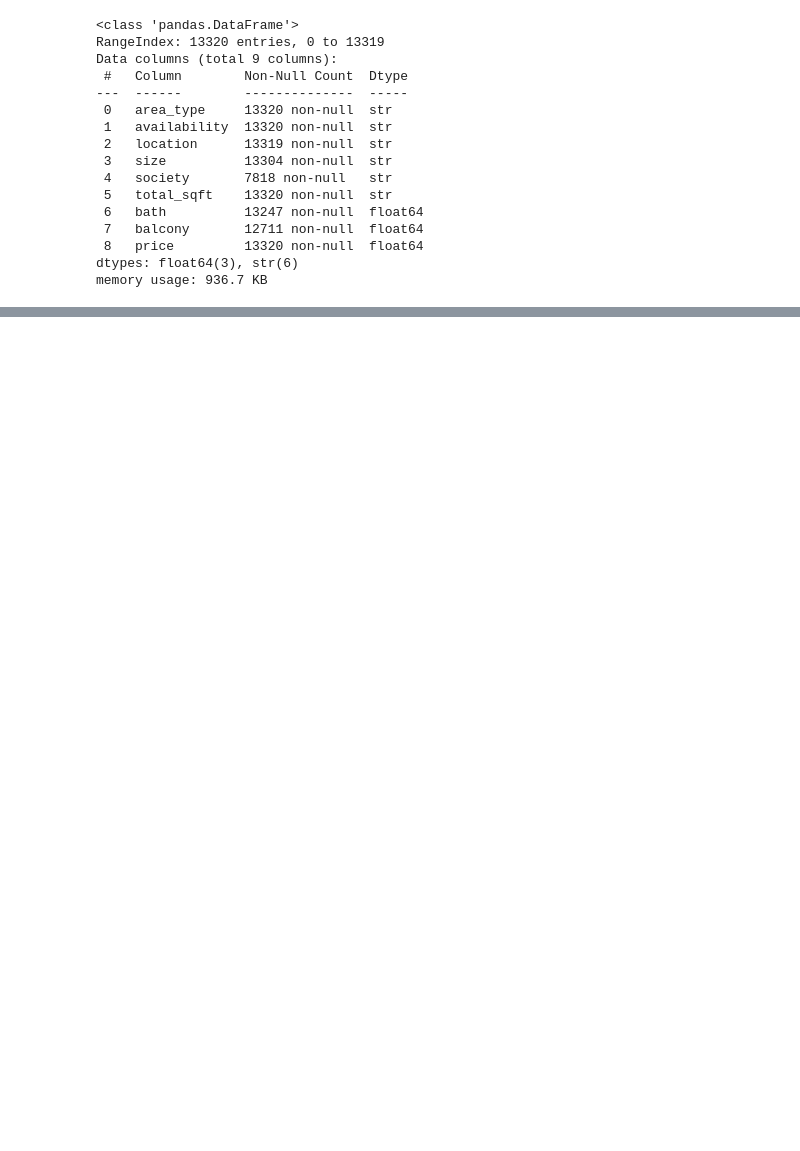
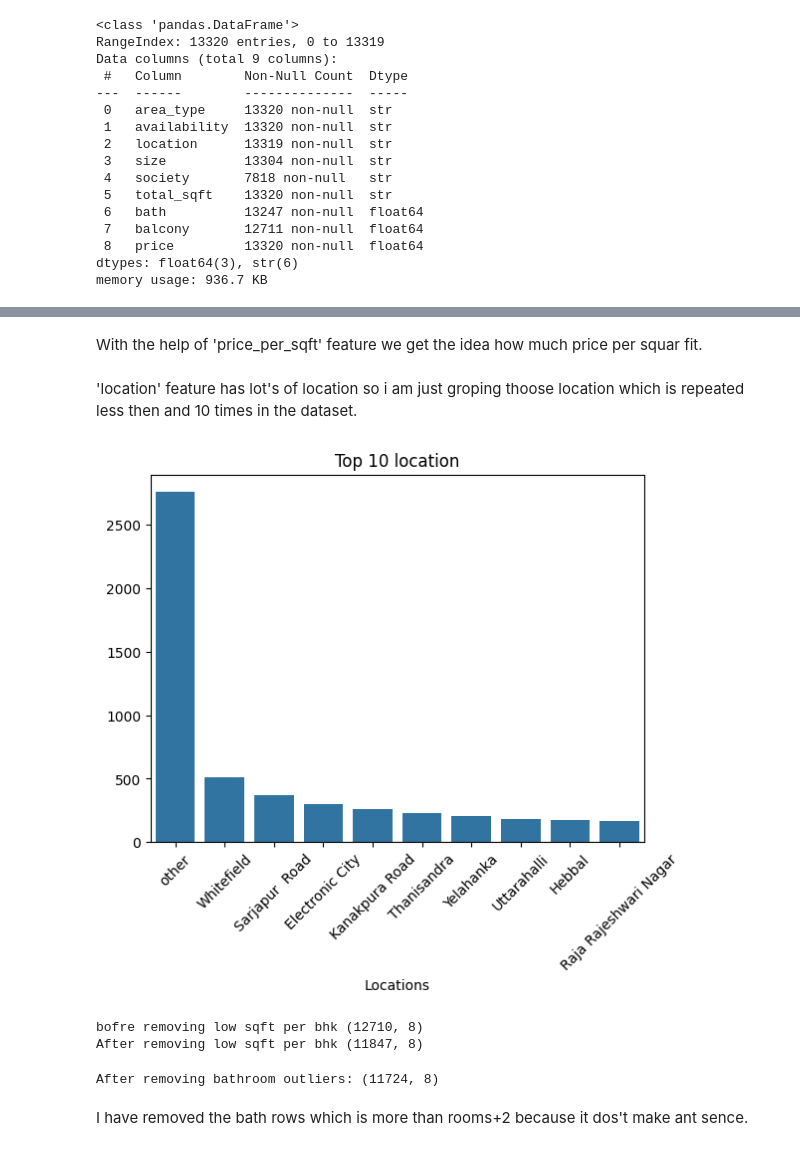
Before and after one commit to Mansharma8824/House-Price-Prediction, a Jupyter notebook: notebooks/House_data_cleaning.ipynb, the cells around one changed output, grey strips where cells are left out. Cells and saved outputs as stored; diff of their text form; code cells hidden in the pictures; blank space fills up the shorter version.

```diff
--- a/notebooks/House_data_cleaning.ipynb
+++ b/notebooks/House_data_cleaning.ipynb
@@ -306,2 +130,0 @@ plt.show()
-# %%
-df = df[df['sqft_per_room'] >= 200]
@@ -326,0 +133,51 @@ dtype: int64
+# %%
+def convert_str_num_sqft(total_sqft):
+    tokens = str(total_sqft).split('-')
+
+    if len(tokens) == 2:
+        return (float(tokens[0])+float(tokens[1]))/2
+
+    try:
+        return float(total_sqft)
+    except:
+        return None
+
+
+df['total_sqft'] = df['total_sqft'].apply(convert_str_num_sqft)
+# %%
+# create the new feature called price_per_sqft
+df['price_per_sqft'] = (df['price']* 1000000)/df['total_sqft']
+# %% [markdown]
+With the help of 'price_per_sqft' feature we get the idea how much price per squar fit.
+# %%
+count_location = df['location'].value_counts()
+rare_location = count_location[count_location <= 10].index
+df['location'] = df['location'].apply(lambda x: 'other' if x in rare_location else x)
+# %% [markdown]
+'location' feature has lot's of location so i am just groping thoose location which is repeated less then and 10 times in the dataset.
+# %%
+top_10_location = df['location'].value_counts().head(10)
+plt.Figure(figsize=(10,6))
+sns.barplot(x = top_10_location.index, y = top_10_location.values)
+plt.xticks(rotation = 45)
+plt.title("Top 10 location")
+plt.xlabel("Locations")
+plt.show()
+# %% [output]
+[figure, added]
+# %%
+print("bofre removing low sqft per bhk",df.shape)
+df = df[(df['total_sqft'] / df['bhk']) > 300]
+print("After removing low sqft per bhk",df.shape)
+# %% [output]
+bofre removing low sqft per bhk (12710, 8)
+After removing low sqft per bhk (11847, 8)
+# %%
+# Keep rows where number of bathrooms is reasonable
+df = df[df['bath'] < df['bhk'] + 2]
+
+print("After removing bathroom outliers:", df.shape)
+# %% [output]
+After removing bathroom outliers: (11724, 8)
+# %% [markdown]
+I have removed the bath rows which is more than rooms+2 because it dos't make ant sence.
```
Also changed, not shown: parts of 76 cells of this notebook, 6 other files.
